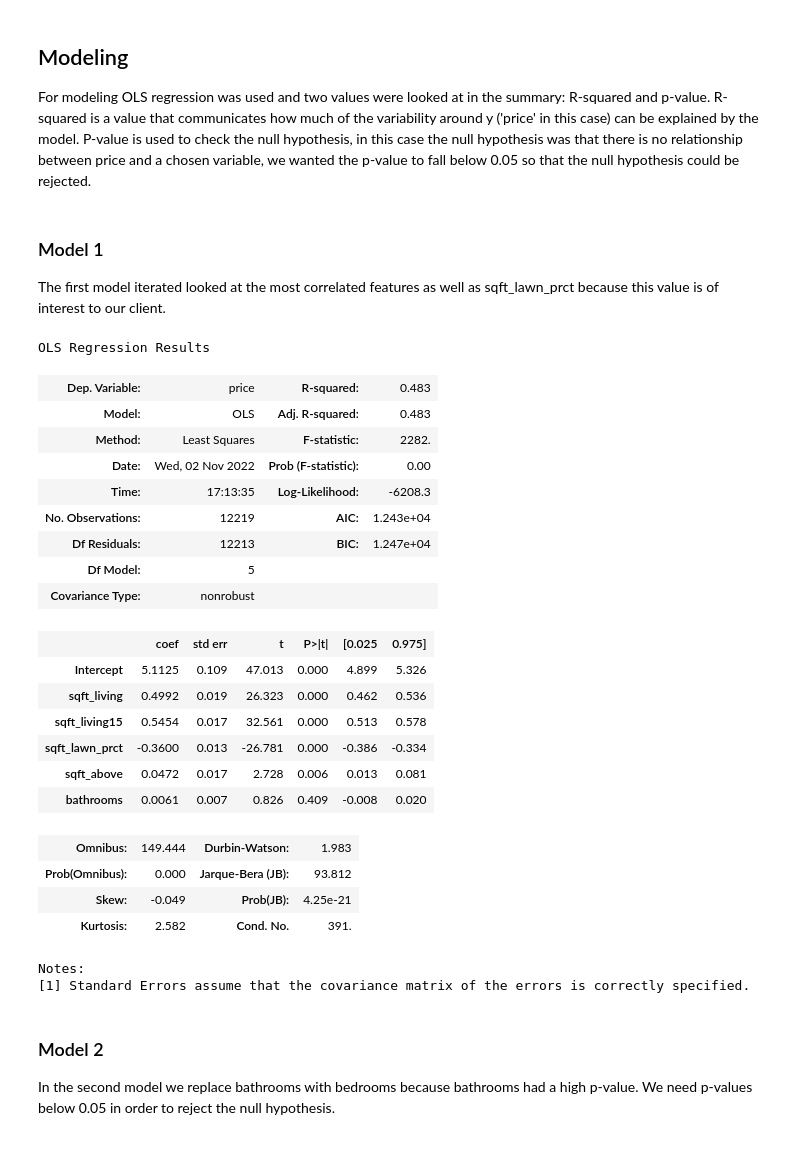
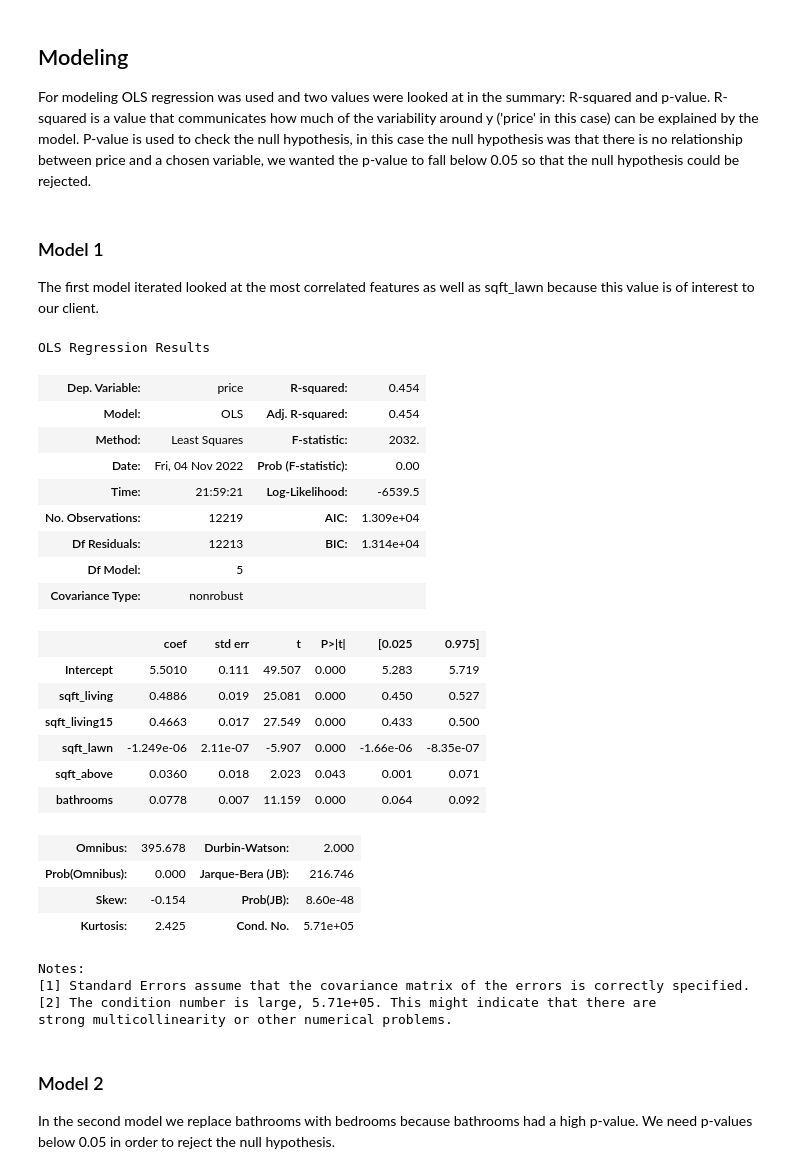
Before and after one commit to SSGrasland/Linear-Regression-on-Housing-Data, a Jupyter notebook: Phase 2 Project.ipynb, the cells around one changed output. Saved outputs shown, nothing was run; the diff lists cells and outputs as text; code cells hidden in the pictures.

```diff
--- a/Phase 2 Project.ipynb
+++ b/Phase 2 Project.ipynb
@@ -242,15 +243,15 @@ data['sqft_lawn'] = data['sqft_lot'].subtract(data['sqft_living'])
 data['sqft_lawn15'] = data['sqft_lot15'].subtract(data['sqft_living15'])
 # %%
 #engineering columns that show lawn as percentage of the lot
-data['sqft_lawn_prct'] = data['sqft_lawn']/data['sqft_lot']
-data['sqft_lawn_prct15'] = data['sqft_lawn15']/data['sqft_lot15']
+#data['sqft_lawn_prct'] = data['sqft_lawn']/data['sqft_lot']
+#data['sqft_lawn_prct15'] = data['sqft_lawn15']/data['sqft_lot15']
 # %%
 #dropping sqft_lawn & sqft_lawn15 because they just needed to
 #engingeer sqft_lawn_prct & sqft_lawn_prct15
 #dropping zone because it was just needed to limit the dataset
 
-data.drop('sqft_lawn', axis=1, inplace=True)
-data.drop('sqft_lawn15', axis=1, inplace=True)
+#data.drop('sqft_lawn', axis=1, inplace=True)
+#data.drop('sqft_lawn15', axis=1, inplace=True)
 data.drop('zone', axis=1, inplace=True)
 # %% [markdown]
 The dataset now contains all columns needed for our analysis and is not missing any values.
@@ -508,36 +563,38 @@ plt.show();
 For modeling OLS regression was used and two values were looked at in the summary: R-squared and p-value. R-squared is a value that communicates how much of the variability around y ('price' in this case) can be explained by the model.  P-value is used to check the null hypothesis, in this case the null hypothesis was that there is no relationship between price and a chosen variable, we wanted the p-value to fall below 0.05 so that the null hypothesis could be rejected.
 # %% [markdown]
 ### Model 1
-The first model iterated looked at the most correlated features as well as sqft_lawn_prct because this value is of interest to our client.
+The first model iterated looked at the most correlated features as well as sqft_lawn because this value is of interest to our client.
 # %%
 #creating model with variables most highly correlated with price
 #including sqft_lawn_prct because it is of concern to our stakeholder
-Model_1 = smf.ols(formula='price ~ sqft_living + sqft_living15 + sqft_lawn_prct + sqft_above + bathrooms', data=data).fit()
+Model_1 = smf.ols(formula='price ~ sqft_living + sqft_living15 + sqft_lawn + sqft_above + bathrooms', data=data).fit()
 Model_1.summary()
 # %% [output]
 OLS Regression Results
-| Dep. Variable: | price | R-squared: | 0.483 |
-| Model: | OLS | Adj. R-squared: | 0.483 |
-| Method: | Least Squares | F-statistic: | 2282. |
-| Date: | Wed, 02 Nov 2022 | Prob (F-statistic): | 0.00 |
-| Time: | 17:13:35 | Log-Likelihood: | -6208.3 |
-| No. Observations: | 12219 | AIC: | 1.243e+04 |
-| Df Residuals: | 12213 | BIC: | 1.247e+04 |
+| Dep. Variable: | price | R-squared: | 0.454 |
+| Model: | OLS | Adj. R-squared: | 0.454 |
+| Method: | Least Squares | F-statistic: | 2032. |
+| Date: | Fri, 04 Nov 2022 | Prob (F-statistic): | 0.00 |
+| Time: | 21:59:21 | Log-Likelihood: | -6539.5 |
+| No. Observations: | 12219 | AIC: | 1.309e+04 |
+| Df Residuals: | 12213 | BIC: | 1.314e+04 |
 | Df Model: | 5 |  |  |
 | Covariance Type: | nonrobust |  |  |
 |  | coef | std err | t | P>|t| | [0.025 | 0.975] |
-| Intercept | 5.1125 | 0.109 | 47.013 | 0.000 | 4.899 | 5.326 |
-| sqft_living | 0.4992 | 0.019 | 26.323 | 0.000 | 0.462 | 0.536 |
-| sqft_living15 | 0.5454 | 0.017 | 32.561 | 0.000 | 0.513 | 0.578 |
-| sqft_lawn_prct | -0.3600 | 0.013 | -26.781 | 0.000 | -0.386 | -0.334 |
-| sqft_above | 0.0472 | 0.017 | 2.728 | 0.006 | 0.013 | 0.081 |
-| bathrooms | 0.0061 | 0.007 | 0.826 | 0.409 | -0.008 | 0.020 |
+| Intercept | 5.5010 | 0.111 | 49.507 | 0.000 | 5.283 | 5.719 |
+| sqft_living | 0.4886 | 0.019 | 25.081 | 0.000 | 0.450 | 0.527 |
+| sqft_living15 | 0.4663 | 0.017 | 27.549 | 0.000 | 0.433 | 0.500 |
+| sqft_lawn | -1.249e-06 | 2.11e-07 | -5.907 | 0.000 | -1.66e-06 | -8.35e-07 |
+| sqft_above | 0.0360 | 0.018 | 2.023 | 0.043 | 0.001 | 0.071 |
+| bathrooms | 0.0778 | 0.007 | 11.159 | 0.000 | 0.064 | 0.092 |
-| Omnibus: | 149.444 | Durbin-Watson: | 1.983 |
-| Prob(Omnibus): | 0.000 | Jarque-Bera (JB): | 93.812 |
-| Skew: | -0.049 | Prob(JB): | 4.25e-21 |
-| Kurtosis: | 2.582 | Cond. No. | 391. |
+| Omnibus: | 395.678 | Durbin-Watson: | 2.000 |
+| Prob(Omnibus): | 0.000 | Jarque-Bera (JB): | 216.746 |
+| Skew: | -0.154 | Prob(JB): | 8.60e-48 |
+| Kurtosis: | 2.425 | Cond. No. | 5.71e+05 |
 Notes:
 [1] Standard Errors assume that the covariance matrix of the errors is correctly specified.
+[2] The condition number is large, 5.71e+05. This might indicate that there are
+strong multicollinearity or other numerical problems.
 # %% [markdown]
 ### Model 2
 In the second model we replace bathrooms with bedrooms because bathrooms had a high p-value. We need p-values below 0.05 in order to reject the null hypothesis.
```
Also changed, not shown: parts of 27 cells of this notebook.
